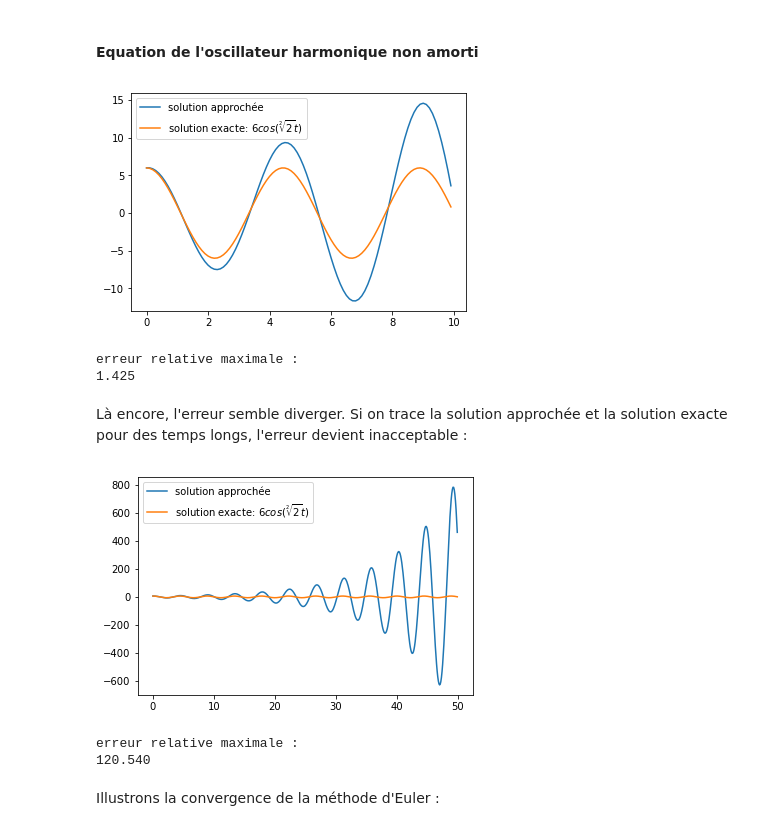
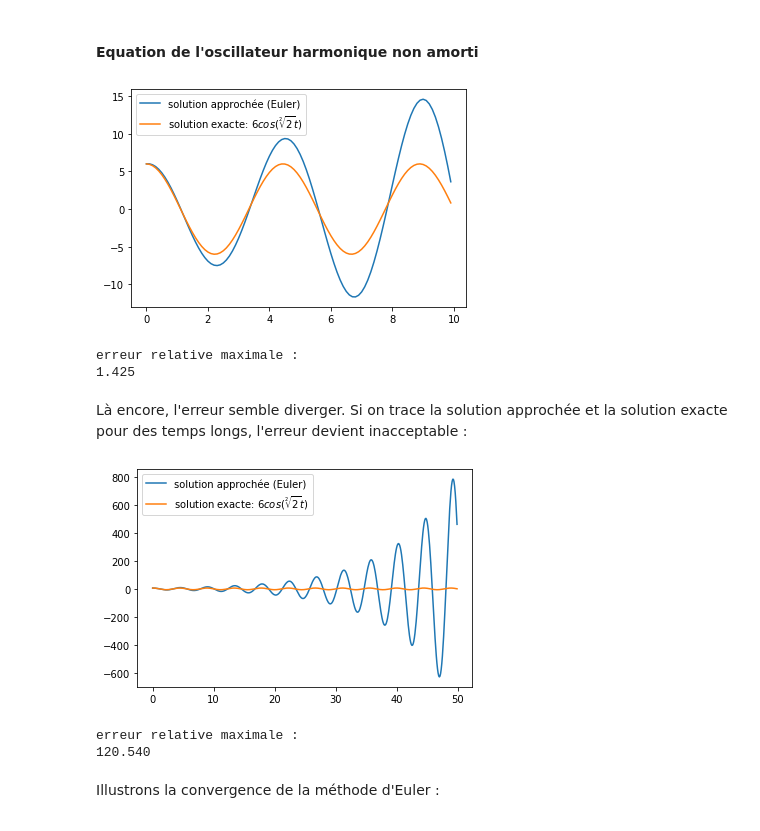
Before and after one commit to eva-decorps/projet_equa_diff_floref_eva, a Jupyter notebook: notebook equa diff.ipynb, the cells around one changed output. Drawn from its saved outputs; the diff is of its cells as text; code cells hidden in the pictures.

```diff
--- a/notebook equa diff.ipynb
+++ b/notebook equa diff.ipynb
@@ -82,7 +79,7 @@ dt=0.1
 t, x = solve_euler_explicit(g, x0, dt, t0, tf)
 
 J=int((tf-t0)/dt)
-plt.plot(t, [x[i][0] for i in range (J)],label="solution approchée")
+plt.plot(t, [x[i][0] for i in range (J)],label="solution approchée (Euler)")
 plt.plot(t,[(6*np.cos(sqrt(k/m)*t[j])) for j in range (J)],label="solution exacte: $6 cos(\sqrt[2]{2} t)$")
 plt.legend()
 plt.show()
@@ -92,7 +89,7 @@ liste = [abs(x[j][0]-6*np.cos(sqrt(k/m)*t[j]))/6*np.cos(sqrt(k/m)*t[j]) for j in
 print("erreur relative maximale :")
 print ("%.3f" % max(liste))
 # %% [output]
-[figure, old version]
+[figure, new version]
 erreur relative maximale :
 1.425
 # %% [markdown]
@@ -100,19 +97,19 @@ Là encore, l'erreur semble diverger. Si on trace la solution approchée et la s
 # %%
 tf=50
 t, x = solve_euler_explicit(g, x0, dt, t0, tf)
 
 J=int((tf-t0)/dt)
-plt.plot(t, [x[i][0] for i in range (J)],label="solution approchée")
+plt.plot(t, [x[i][0] for i in range (J)],label="solution approchée (Euler)")
 plt.plot(t,[(6*np.cos(sqrt(k/m)*t[j])) for j in range (J)],label="solution exacte: $6 cos(\sqrt[2]{2} t)$")
 plt.legend()
 plt.show()
 
 J=int((tf-t0)/dt)
 liste = [abs(x[j][0]-6*np.cos(sqrt(k/m)*t[j]))/6*np.cos(sqrt(k/m)*t[j]) for j in range (J)]
 print("erreur relative maximale :")
 print ("%.3f" % max(liste))
 # %% [output]
-[figure, old version]
+[figure, new version]
 erreur relative maximale :
 120.540
 # %% [markdown]
```
Also changed, not shown: parts of 27 cells of this notebook.
